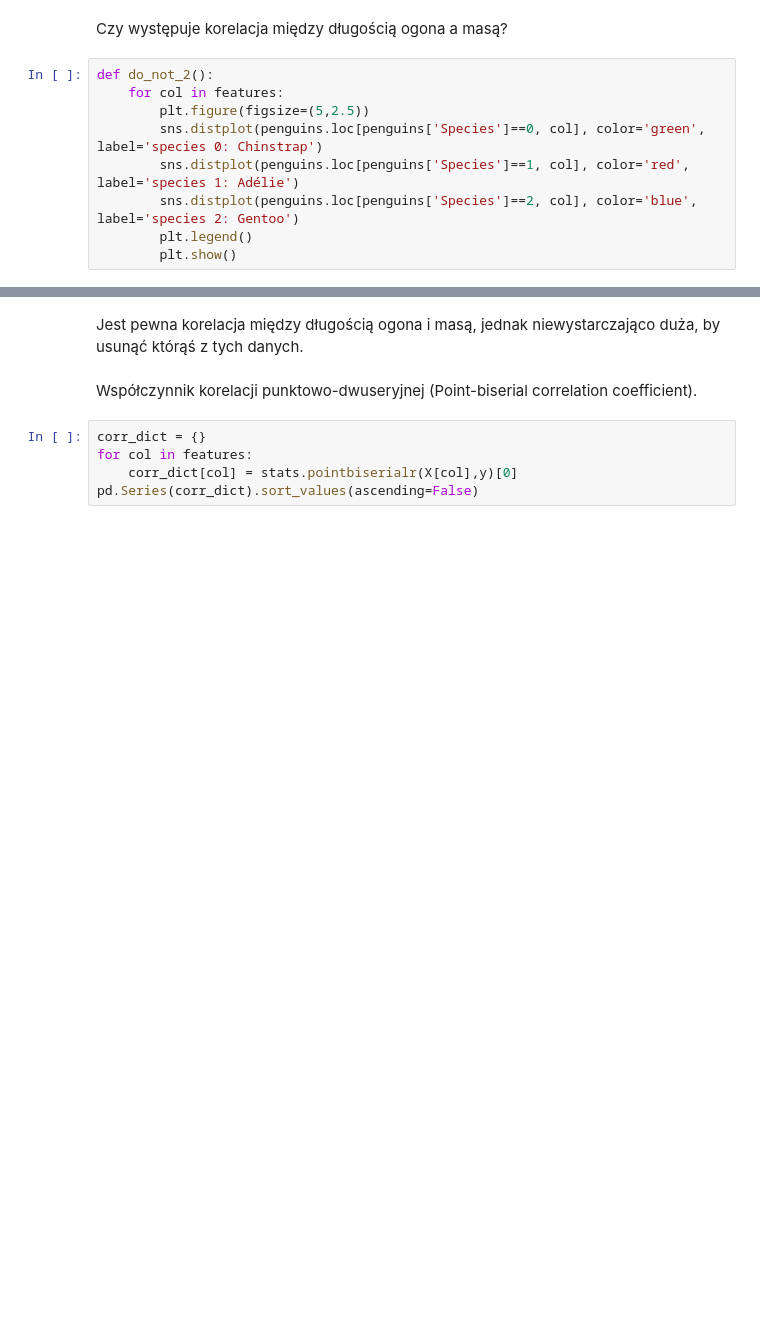
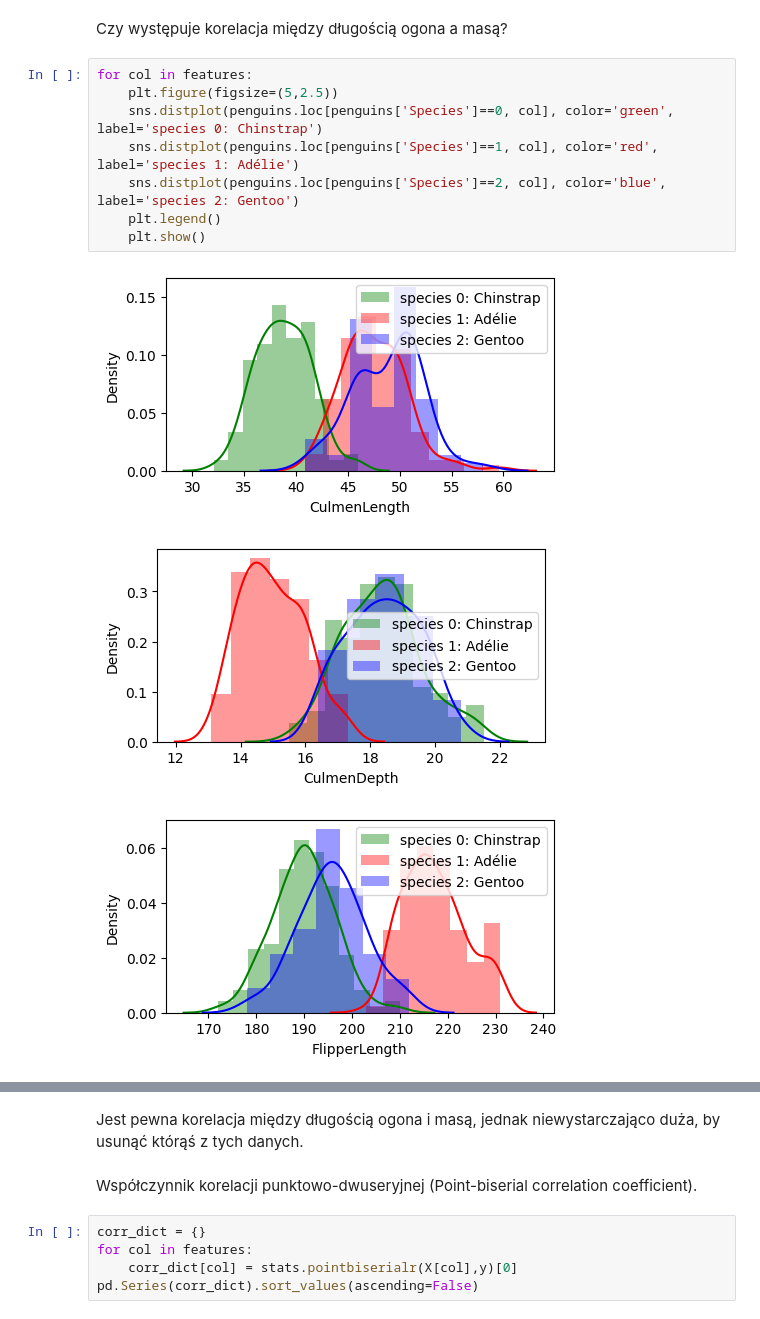
Before and after one commit to Don-Luka/unit_14_task_02, a Jupyter notebook: klasyfikacja_binarna_zadanie_02.ipynb, the cells around one changed output, grey strips where cells are left out. Saved outputs shown, nothing was run; the diff lists cells and outputs as text; blank space fills up the shorter version.

```diff
--- a/klasyfikacja_binarna_zadanie_02.ipynb
+++ b/klasyfikacja_binarna_zadanie_02.ipynb
@@ -77,11 +126,14 @@ def do_not_1():
 # %% [markdown]
 Czy występuje korelacja między długością ogona a masą?
 # %%
-def do_not_2():
-    for col in features:
-        plt.figure(figsize=(5,2.5))
-        sns.distplot(penguins.loc[penguins['Species']==0, col], color='green', label='species 0: Chinstrap')
-        sns.distplot(penguins.loc[penguins['Species']==1, col], color='red', label='species 1: Adélie')
-        sns.distplot(penguins.loc[penguins['Species']==2, col], color='blue', label='species 2: Gentoo')
-        plt.legend()
-        plt.show()
+for col in features:
+    plt.figure(figsize=(5,2.5))
+    sns.distplot(penguins.loc[penguins['Species']==0, col], color='green', label='species 0: Chinstrap')
+    sns.distplot(penguins.loc[penguins['Species']==1, col], color='red', label='species 1: Adélie')
+    sns.distplot(penguins.loc[penguins['Species']==2, col], color='blue', label='species 2: Gentoo')
+    plt.legend()
+    plt.show()
+# %% [output]
+[figure, added]
+[figure, added]
+[figure, added]
```
Also changed, not shown: parts of 33 cells of this notebook, 1 other file.
